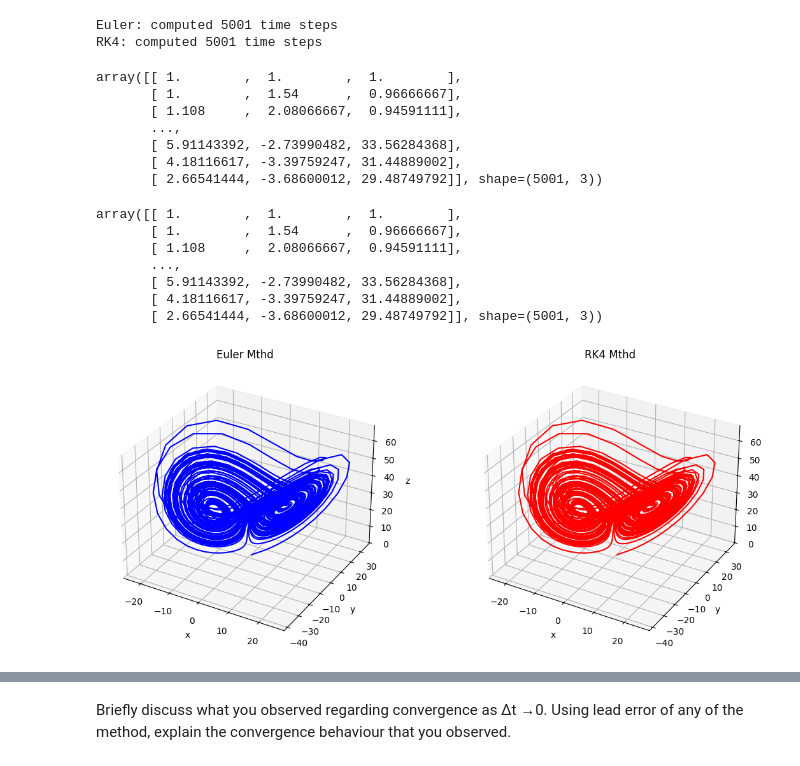
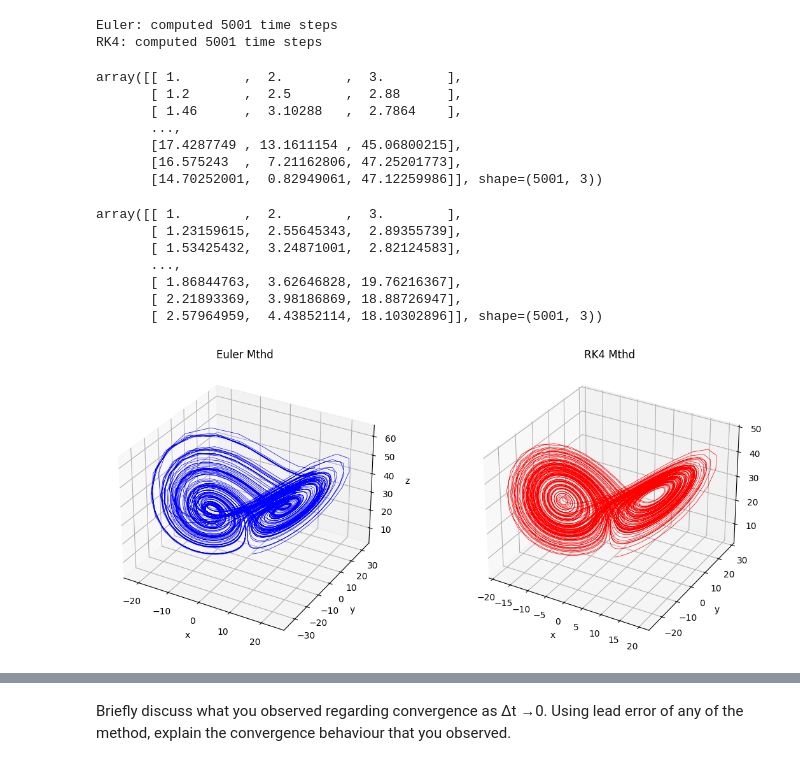
Before and after one commit to ieadoboe/mun-sc-journey, a Jupyter notebook: MATH6201/CaseStudy1/casestudy.ipynb, the cells around one changed output, grey strips where cells are left out. Cells and saved outputs as stored; diff of their text form; code cells hidden in the pictures.

Commit message:
convergence analysis for euler and rk4

```diff
--- a/MATH6201/CaseStudy1/casestudy.ipynb
+++ b/MATH6201/CaseStudy1/casestudy.ipynb
@@ -111,13 +111,13 @@ def rk4(f, y0, t_span, dt):
 # %% [markdown]
 ### Solving Lorenz system
 # %%
-y0 = np.array([1., 1., 1.]) # Initial condition
+y0 = np.array([1., 2., 3.]) # Initial condition
 
 t_span = (0, 100)
 dt = 0.02 # time step
 
 t_euler, y_euler = euler(lorenz, y0, t_span, dt)
-t_rk4, y_rk4 = euler(lorenz, y0, t_span, dt)
+t_rk4, y_rk4 = rk4(lorenz, y0, t_span, dt)
 
 print(f"Euler: computed {len(t_euler)} time steps")
 print(f"RK4: computed {len(t_rk4)} time steps")
@@ -127,41 +127,41 @@ RK4: computed 5001 time steps
 # %%
 y_euler
 # %% [output]
-array([[ 1.        ,  1.        ,  1.        ],
-       [ 1.        ,  1.54      ,  0.96666667],
-       [ 1.108     ,  2.08066667,  0.94591111],
+array([[ 1.        ,  2.        ,  3.        ],
+       [ 1.2       ,  2.5       ,  2.88      ],
+       [ 1.46      ,  3.10288   ,  2.7864    ],
        ...,
-       [ 5.91143392, -2.73990482, 33.56284368],
-       [ 4.18116617, -3.39759247, 31.44889002],
-       [ 2.66541444, -3.68600012, 29.48749792]], shape=(5001, 3))
+       [17.4287749 , 13.1611154 , 45.06800215],
+       [16.575243  ,  7.21162806, 47.25201773],
+       [14.70252001,  0.82949061, 47.12259986]], shape=(5001, 3))
 # %%
 y_rk4
 # %% [output]
-array([[ 1.        ,  1.        ,  1.        ],
-       [ 1.        ,  1.54      ,  0.96666667],
-       [ 1.108     ,  2.08066667,  0.94591111],
+array([[ 1.        ,  2.        ,  3.        ],
+       [ 1.23159615,  2.55645343,  2.89355739],
+       [ 1.53425432,  3.24871001,  2.82124583],
        ...,
-       [ 5.91143392, -2.73990482, 33.56284368],
-       [ 4.18116617, -3.39759247, 31.44889002],
-       [ 2.66541444, -3.68600012, 29.48749792]], shape=(5001, 3))
+       [ 1.86844763,  3.62646828, 19.76216367],
+       [ 2.21893369,  3.98186869, 18.88726947],
+       [ 2.57964959,  4.43852114, 18.10302896]], shape=(5001, 3))
 # %%
 fig = plt.figure(figsize=(12,5))
 
 ax1 = fig.add_subplot(121, projection="3d")
-ax1.plot(y_euler[:, 0], y_euler[:, 1], y_euler[:, 2], "b-")
+ax1.plot(y_euler[:, 0], y_euler[:, 1], y_euler[:, 2], "b-", linewidth=0.5)
 ax1.set_xlabel("x")
 ax1.set_ylabel("y")
 ax1.set_zlabel("z")
 ax1.set_title("Euler Mthd")
 
 ax1 = fig.add_subplot(122, projection="3d")
-ax1.plot(y_rk4[:, 0], y_rk4[:, 1], y_rk4[:, 2], "r-")
+ax1.plot(y_rk4[:, 0], y_rk4[:, 1], y_rk4[:, 2], "r-", linewidth=0.5)
 ax1.set_xlabel("x")
 ax1.set_ylabel("y")
 ax1.set_zlabel("z")
 ax1.set_title("RK4 Mthd")
 
 plt.tight_layout()
 plt.show()
 # %% [output]
-[figure, old version]
+[figure, new version]
```
Also changed, not shown: parts of 12 cells of this notebook.
